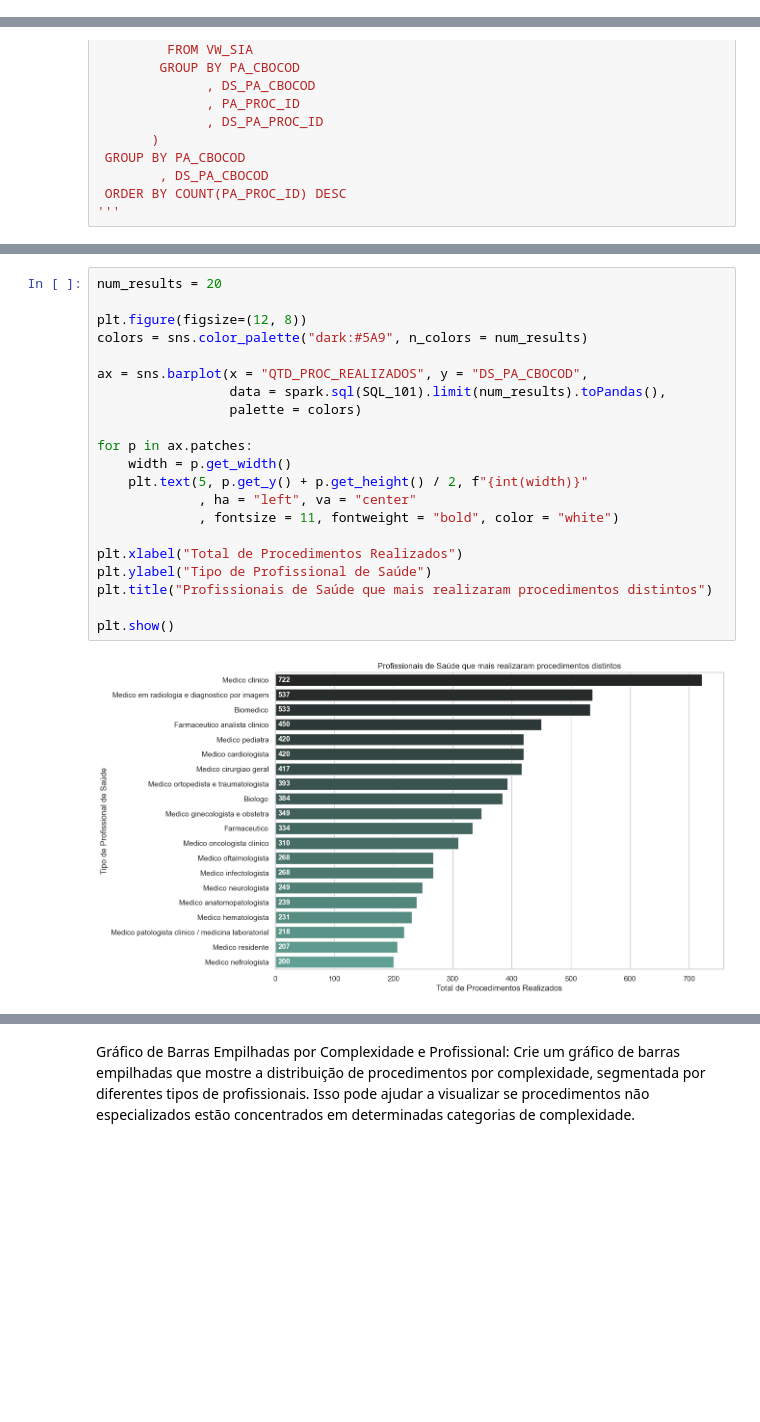
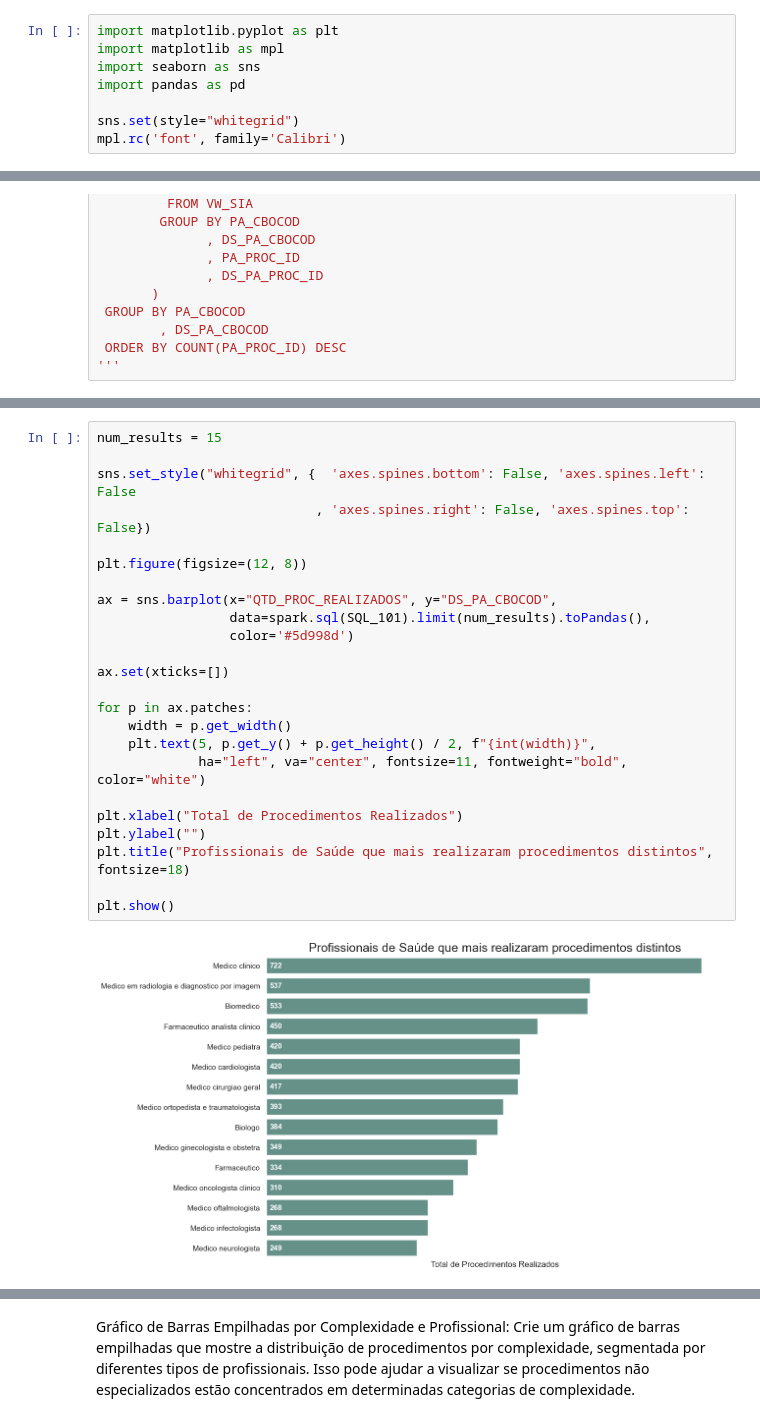
Before and after one commit to Vinicius-Luiz/etl_data_analisys_sia_python, a Jupyter notebook: 004_Data_Analysis.ipynb, the cells around one changed output, grey strips where cells are left out. Drawn from its saved outputs; the diff is of its cells as text; blank space fills up the shorter version.

```diff
--- a/004_Data_Analysis.ipynb
+++ b/004_Data_Analysis.ipynb
@@ -7,5 +1,13 @@ sns.set(style="whitegrid")
 # %% [markdown]
 # Iniciando sessão do PySpark
+# %%
+import matplotlib.pyplot as plt
+import matplotlib as mpl
+import seaborn as sns
+import pandas as pd
+
+sns.set(style="whitegrid")
+mpl.rc('font', family='Calibri')
 # %%
 # Iniciando o ambiente PySpark
 import findspark
@@ -90,23 +94,26 @@ SELECT PA_CBOCOD
 # %%
-num_results = 20
+num_results = 15
+
+sns.set_style("whitegrid", {  'axes.spines.bottom': False, 'axes.spines.left': False
+                            , 'axes.spines.right': False, 'axes.spines.top': False})
 
 plt.figure(figsize=(12, 8))
-colors = sns.color_palette("dark:#5A9", n_colors = num_results)
 
-ax = sns.barplot(x = "QTD_PROC_REALIZADOS", y = "DS_PA_CBOCOD",
-                 data = spark.sql(SQL_101).limit(num_results).toPandas(),
-                 palette = colors)
+ax = sns.barplot(x="QTD_PROC_REALIZADOS", y="DS_PA_CBOCOD",
+                 data=spark.sql(SQL_101).limit(num_results).toPandas(),
+                 color='#5d998d')
+
+ax.set(xticks=[])
 
 for p in ax.patches:
     width = p.get_width()
-    plt.text(5, p.get_y() + p.get_height() / 2, f"{int(width)}"
-             , ha = "left", va = "center"
-             , fontsize = 11, fontweight = "bold", color = "white")
+    plt.text(5, p.get_y() + p.get_height() / 2, f"{int(width)}",
+             ha="left", va="center", fontsize=11, fontweight="bold", color="white")
 
 plt.xlabel("Total de Procedimentos Realizados")
-plt.ylabel("Tipo de Profissional de Saúde")
-plt.title("Profissionais de Saúde que mais realizaram procedimentos distintos")
+plt.ylabel("")
+plt.title("Profissionais de Saúde que mais realizaram procedimentos distintos", fontsize=18)
 
 plt.show()
 # %% [output]
-[figure, old version]
+[figure, new version]
```
Also changed, not shown: parts of 6 cells of this notebook.
